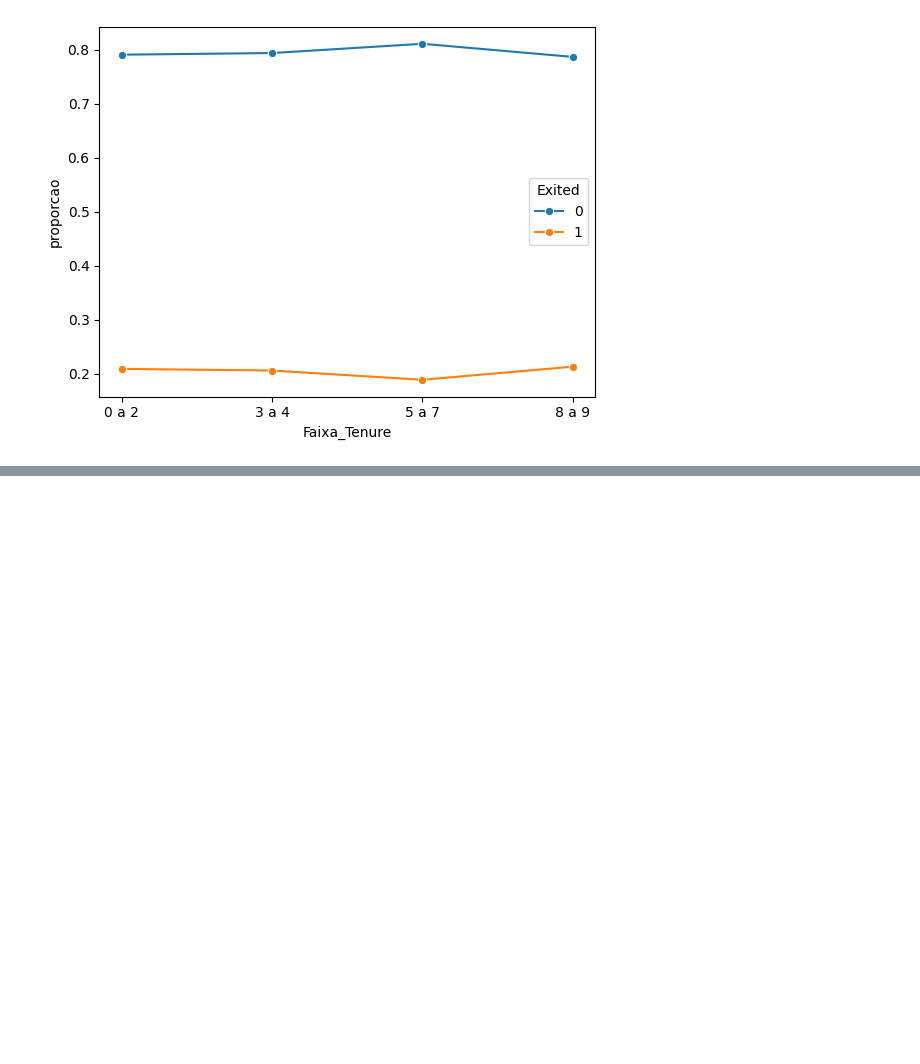
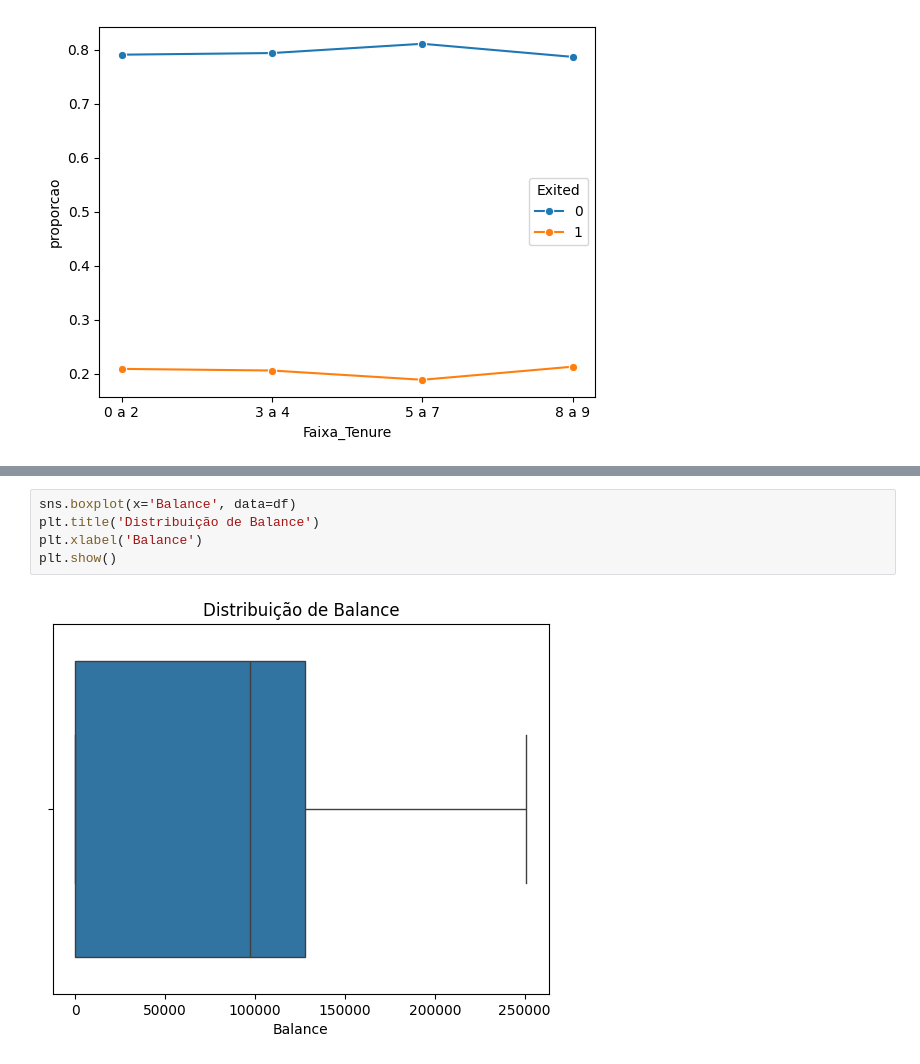
Before and after one commit to JulioRena/churn_predict, a Jupyter notebook: EDA.ipynb, the cells around one changed output, grey strips where cells are left out. Saved outputs shown, nothing was run; the diff lists cells and outputs as text; blank space fills up the shorter version.

```diff
--- a/EDA.ipynb
+++ b/EDA.ipynb
@@ -314,0 +340,7 @@ sns.lineplot(x='Faixa_Tenure', y='proporcao', hue='Exited', data=df_proporcao, m
+# %%
+sns.boxplot(x='Balance', data=df)
+plt.title('Distribuição de Balance')
+plt.xlabel('Balance')
+plt.show()
+# %% [output]
+[figure, added]
```
Also changed, not shown: parts of 35 cells of this notebook.
